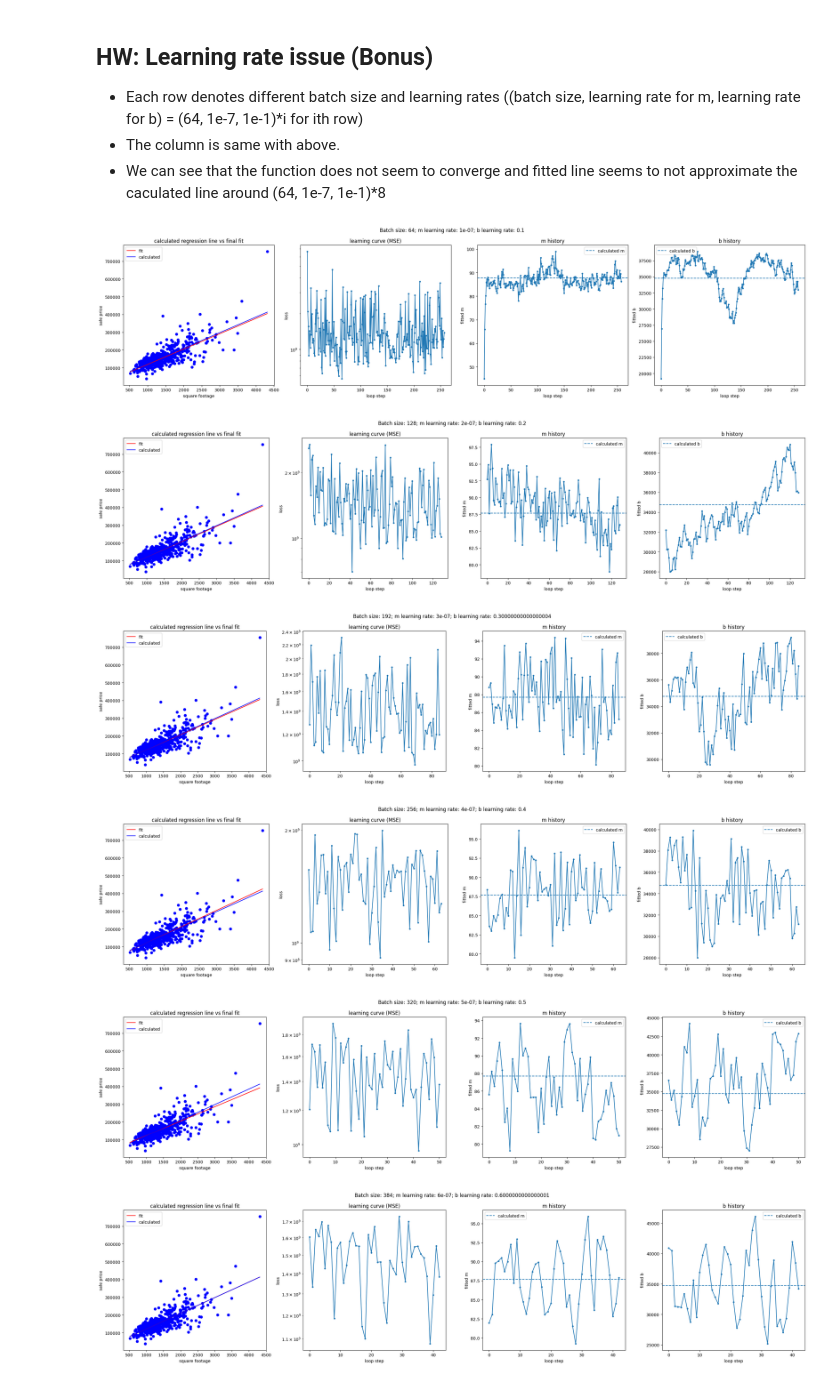
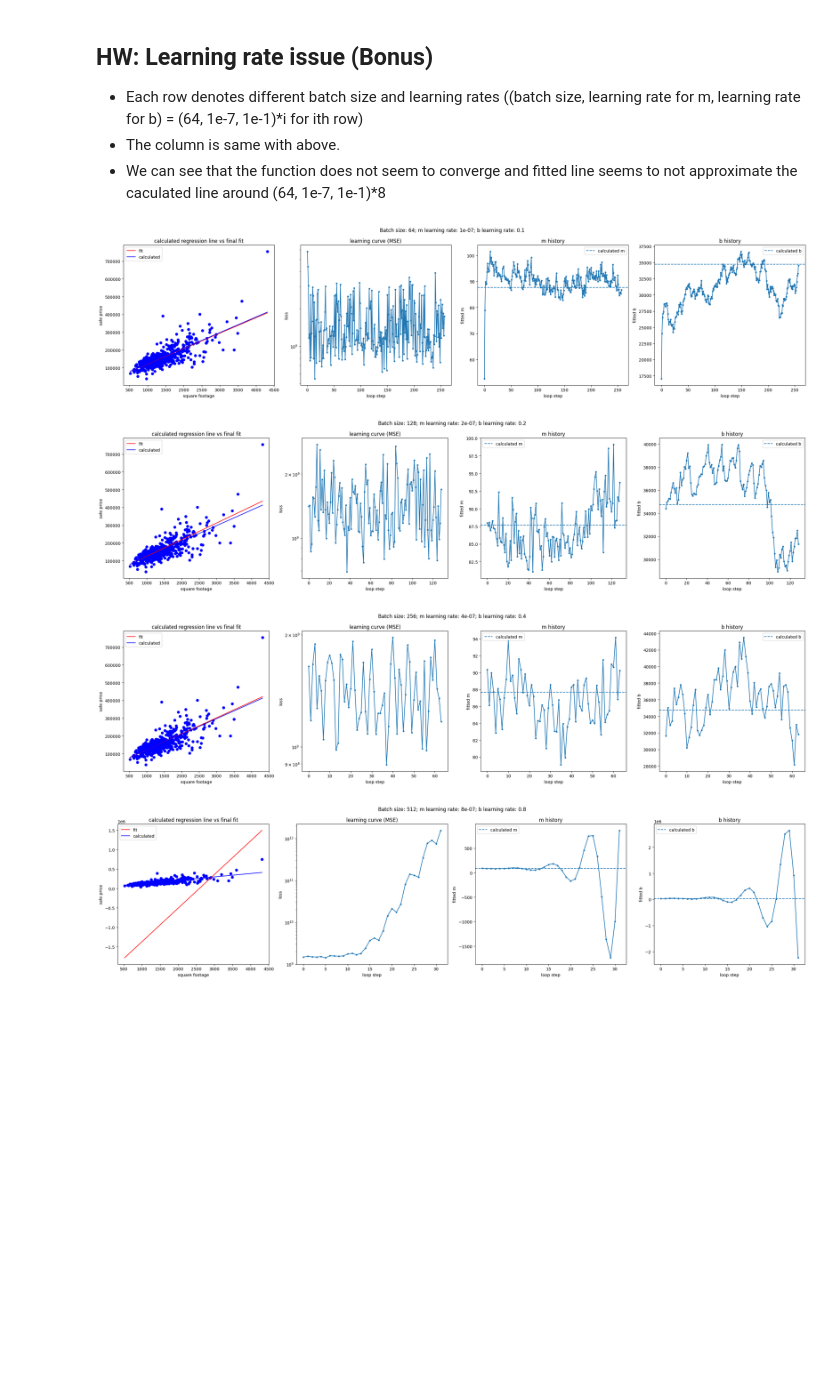
Before and after one commit to nwrim/ai-science-training-series, a Jupyter notebook: 01_intro_AI_on_Supercomputer/01_linear_regression_sgd.ipynb, the cells around one changed output. Cells and saved outputs as stored; diff of their text form; code cells hidden in the pictures; blank space fills up the shorter version.

```diff
--- a/01_intro_AI_on_Supercomputer/01_linear_regression_sgd.ipynb
+++ b/01_intro_AI_on_Supercomputer/01_linear_regression_sgd.ipynb
@@ -503,7 +506,7 @@ b = 1000.
 # set a learning rate for each parameter
 
 # testing different batch sizes
-for multiplier in range(1, 9):
+for multiplier in [1, 2, 4, 8]:
     learning_rate_m = 1e-7 * multiplier
     learning_rate_b = 1e-1 * multiplier
     batch_size = 64 * multiplier
@@ -557,36 +560,34 @@ for multiplier in range(1, 9):
     loss_y = np.asarray(loss_history)
     ax[1].plot(loss_x,loss_y, '.-')
     ax[1].set_yscale('log')
     ax[1].set_xlabel('loop step')
     ax[1].set_ylabel('loss')
     ax[1].set_title('learning curve (MSE)')
 
     # plot the m history
     loss_x = np.arange(0, len(m_history))
     loss_y = np.asarray(m_history)
     ax[2].plot(loss_x,loss_y, '.-')
     ax[2].axhline(m_calc, ls='--', color='tab:blue', label='calculated m')
     ax[2].set_xlabel('loop step')
     ax[2].set_ylabel('fitted m')
     ax[2].legend()
     ax[2].set_title('m history')
 
     # plot the b history
     loss_x = np.arange(0, len(b_history))
     loss_y = np.asarray(b_history)
     ax[3].plot(loss_x,loss_y, '.-')
     ax[3].axhline(b_calc, ls='--', color='tab:blue', label='calculated b')
     ax[3].set_xlabel('loop step')
     ax[3].set_ylabel('fitted b')
     ax[3].legend()
     ax[3].set_title('b history')
 
     fig.suptitle(f'Batch size: {batch_size}; m learning rate: {learning_rate_m}; b learning rate: {learning_rate_b}')
     plt.tight_layout()
 # %% [output]
-[figure, old version]
+[figure, new version]
-[figure, old version]
+[figure, new version]
-[figure, old version]
+[figure, new version]
-[figure, old version]
+[figure, new version]
-[figure, removed]
-[figure, removed]
```
Also changed, not shown: parts of 4 cells of this notebook.
